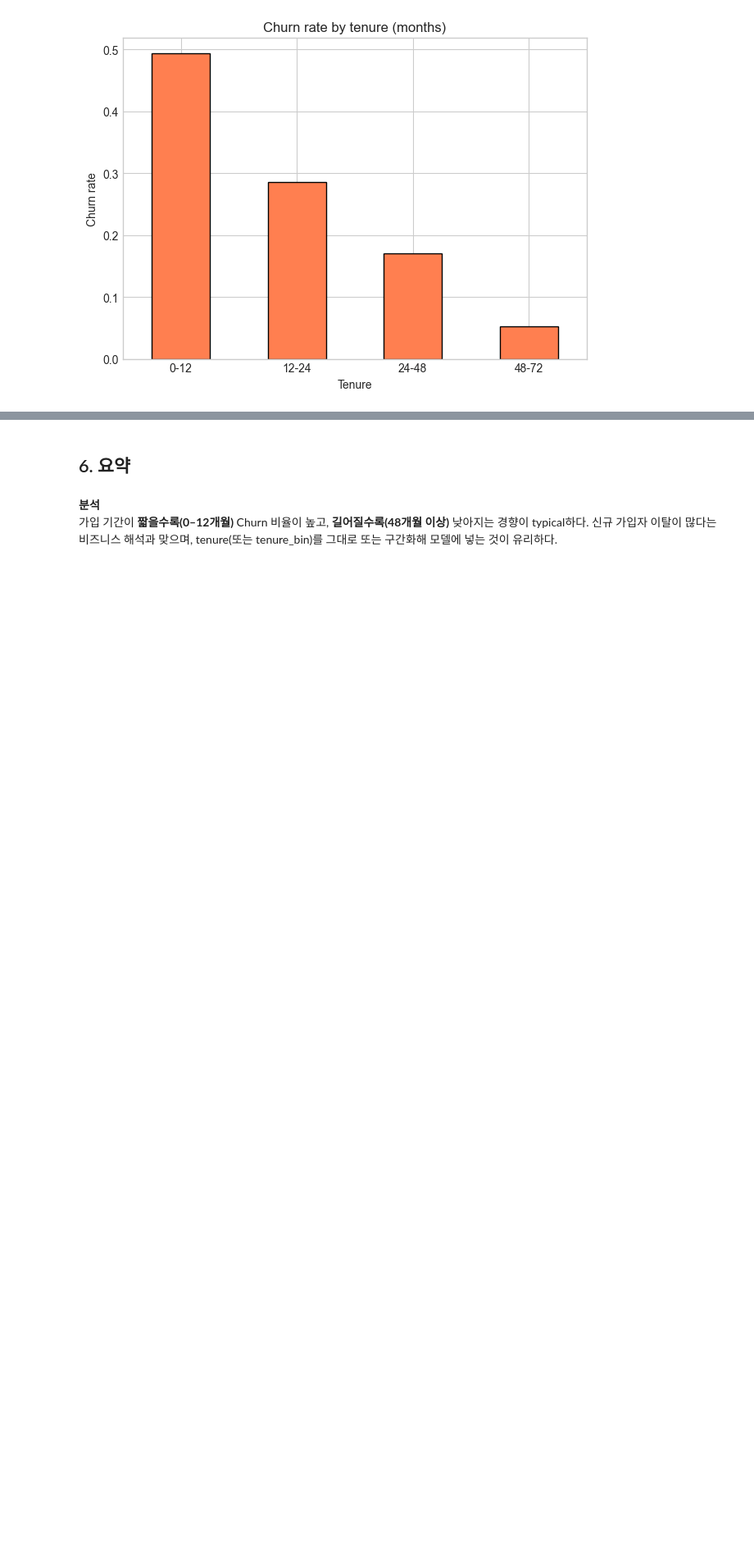
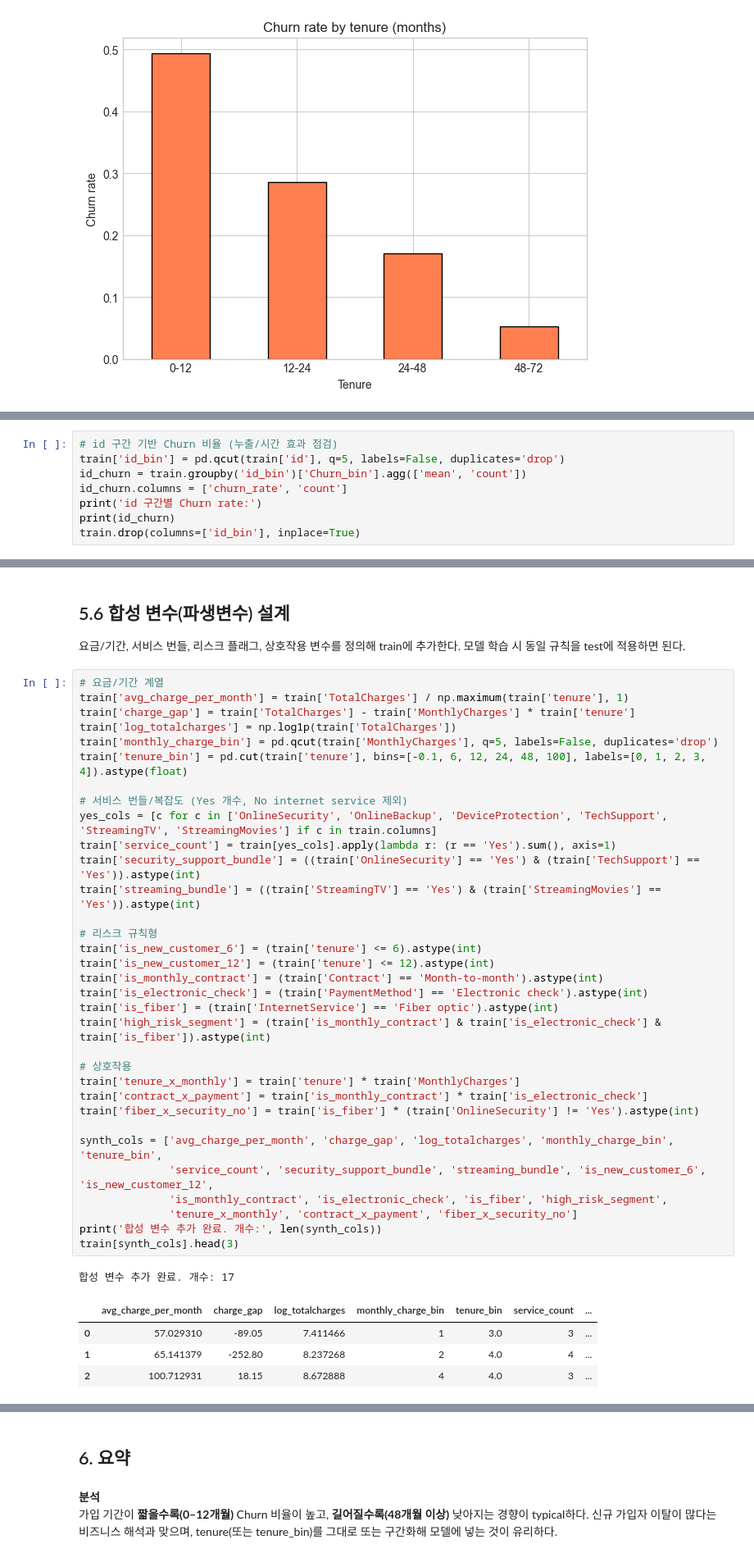
Before and after one commit to doffice0827/kaggle_playground, a Jupyter notebook: predict_customer_churn/data_eda.ipynb, the cells around one changed output, grey strips where cells are left out. Shown at 82% size. Drawn from its saved outputs; the diff is of its cells as text; blank space fills up the shorter version.

```diff
--- a/predict_customer_churn/data_eda.ipynb
+++ b/predict_customer_churn/data_eda.ipynb
@@ -277,0 +366,8 @@ plt.show()
+# %%
+# id 구간 기반 Churn 비율 (누출/시간 효과 점검)
+train['id_bin'] = pd.qcut(train['id'], q=5, labels=False, duplicates='drop')
+id_churn = train.groupby('id_bin')['Churn_bin'].agg(['mean', 'count'])
+id_churn.columns = ['churn_rate', 'count']
+print('id 구간별 Churn rate:')
+print(id_churn)
+train.drop(columns=['id_bin'], inplace=True)
@@ -277,0 +383,43 @@ plt.show()
+# %% [markdown]
+## 5.6 합성 변수(파생변수) 설계
+
+요금/기간, 서비스 번들, 리스크 플래그, 상호작용 변수를 정의해 train에 추가한다. 모델 학습 시 동일 규칙을 test에 적용하면 된다.
+# %%
+# 요금/기간 계열
+train['avg_charge_per_month'] = train['TotalCharges'] / np.maximum(train['tenure'], 1)
+train['charge_gap'] = train['TotalCharges'] - train['MonthlyCharges'] * train['tenure']
+train['log_totalcharges'] = np.log1p(train['TotalCharges'])
+train['monthly_charge_bin'] = pd.qcut(train['MonthlyCharges'], q=5, labels=False, duplicates='drop')
+train['tenure_bin'] = pd.cut(train['tenure'], bins=[-0.1, 6, 12, 24, 48, 100], labels=[0, 1, 2, 3, 4]).astype(float)
+
+# 서비스 번들/복잡도 (Yes 개수, No internet service 제외)
+yes_cols = [c for c in ['OnlineSecurity', 'OnlineBackup', 'DeviceProtection', 'TechSupport', 'StreamingTV', 'StreamingMovies'] if c in train.columns]
+train['service_count'] = train[yes_cols].apply(lambda r: (r == 'Yes').sum(), axis=1)
+train['security_support_bundle'] = ((train['OnlineSecurity'] == 'Yes') & (train['TechSupport'] == 'Yes')).astype(int)
+train['streaming_bundle'] = ((train['StreamingTV'] == 'Yes') & (train['StreamingMovies'] == 'Yes')).astype(int)
+
+# 리스크 규칙형
+train['is_new_customer_6'] = (train['tenure'] <= 6).astype(int)
+train['is_new_customer_12'] = (train['tenure'] <= 12).astype(int)
+train['is_monthly_contract'] = (train['Contract'] == 'Month-to-month').astype(int)
+train['is_electronic_check'] = (train['PaymentMethod'] == 'Electronic check').astype(int)
+train['is_fiber'] = (train['InternetService'] == 'Fiber optic').astype(int)
+train['high_risk_segment'] = (train['is_monthly_contract'] & train['is_electronic_check'] & train['is_fiber']).astype(int)
+
+# 상호작용
+train['tenure_x_monthly'] = train['tenure'] * train['MonthlyCharges']
+train['contract_x_payment'] = train['is_monthly_contract'] * train['is_electronic_check']
+train['fiber_x_security_no'] = train['is_fiber'] * (train['OnlineSecurity'] != 'Yes').astype(int)
+
+synth_cols = ['avg_charge_per_month', 'charge_gap', 'log_totalcharges', 'monthly_charge_bin', 'tenure_bin',
+              'service_count', 'security_support_bundle', 'streaming_bundle', 'is_new_customer_6', 'is_new_customer_12',
+              'is_monthly_contract', 'is_electronic_check', 'is_fiber', 'high_risk_segment',
+              'tenure_x_monthly', 'contract_x_payment', 'fiber_x_security_no']
+print('합성 변수 추가 완료. 개수:', len(synth_cols))
+train[synth_cols].head(3)
+# %% [output]
+합성 변수 추가 완료. 개수: 17
+|  | avg_charge_per_month | charge_gap | log_totalcharges | monthly_charge_bin | tenure_bin | service_count | ... |
+| 0 | 57.029310 | -89.05 | 7.411466 | 1 | 3.0 | 3 | ... |
+| 1 | 65.141379 | -252.80 | 8.237268 | 2 | 4.0 | 4 | ... |
+| 2 | 100.712931 | 18.15 | 8.672888 | 4 | 4.0 | 3 | ... |
```
Also changed, not shown: parts of 20 cells of this notebook, 8 other files.
